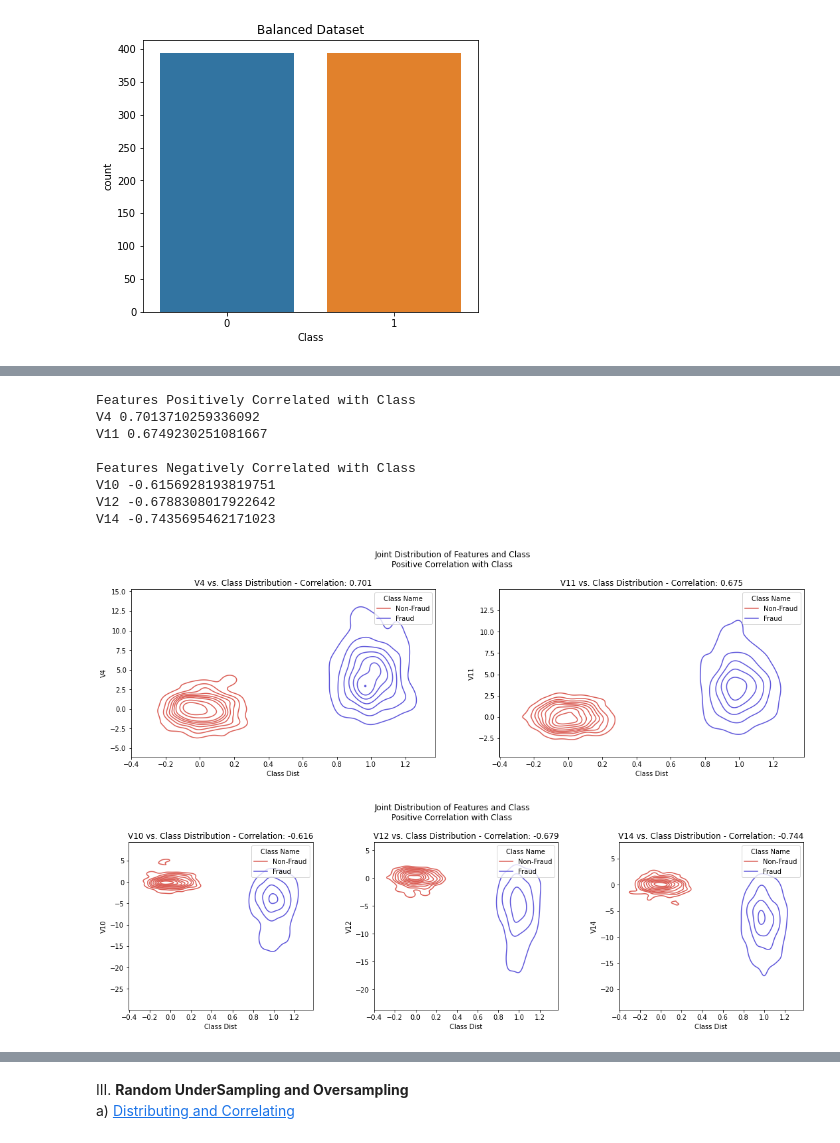
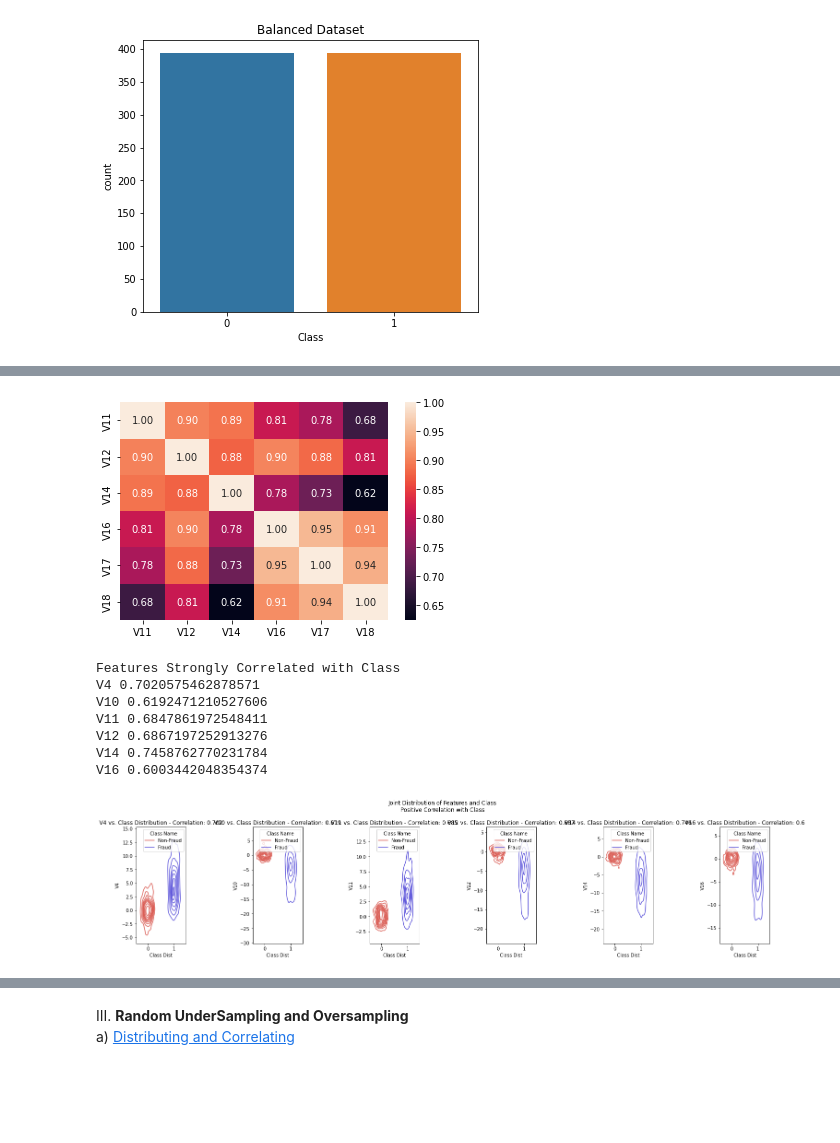
Before and after one commit to chris-caballero/Fraud-Transaction-Detection, a Jupyter notebook: fraud-detection.ipynb, the cells around one changed output, grey strips where cells are left out. Drawn from its saved outputs; the diff is of its cells as text; code cells hidden in the pictures; blank space fills up the shorter version.

```diff
--- a/fraud-detection.ipynb
+++ b/fraud-detection.ipynb
@@ -224,4 +228,6 @@ Correlation matrix on balanced data. Features with strong correlation with Class
 # %%
-fig, ax = plt.subplots(figsize=(8, 6))
-ax = sns.heatmap(new_df.corr())
+corr = abs(new_df.corr())
+
+fig, ax = plt.subplots(figsize=(25, 20))
+ax = sns.heatmap(corr, annot=True, fmt=".2f")
 # %% [output]
@@ -229 +235,7 @@ ax = sns.heatmap(new_df.corr())
+# %%
+new_corr = abs(new_df[['V11', 'V12', 'V14', 'V16', 'V17', 'V18']].corr())
+sns.heatmap(new_corr, annot=True, fmt='.2f')
+plt.show()
+# %% [output]
+[figure, added]
 # %%
@@ -262,33 +253,28 @@ def create_class_distribution(df, col='Class Dist'):
-# %%
-new_df = create_class_names(new_df)
-new_df = create_class_distribution(new_df)
 # %%
-pos_corr_feats, neg_corr_feats = get_high_corr_feats(new_df, upper_bound=0.6, lower_bound=-0.6)
+corr_feats = get_high_corr_feats(new_df, min_val=0.6)
 # %% [output]
-Features Positively Correlated with Class
-V4 0.7013710259336092
-V11 0.6749230251081667
-
-Features Negatively Correlated with Class
-V10 -0.6156928193819751
-V12 -0.6788308017922642
-V14 -0.7435695462171023
+Features Strongly Correlated with Class
+V4 0.7020575462878571
+V10 0.6192471210527606
+V11 0.6847861972548411
+V12 0.6867197252913276
+V14 0.7458762770231784
+V16 0.6003442048354374
 # %%
 def plot_joint_distribution(df, corr_feats, x_label='Class Dist', hue='Class Name'):
-    fig, axs = plt.subplots(1, len(corr_feats), figsize=(15, 5))
+    fig, axs = plt.subplots(1, len(corr_feats), figsize=(20, 5))
     for i, feat in enumerate(corr_feats.index):
         sns.kdeplot(data=df, x=x_label, y=feat, ax=axs[i], hue=hue, palette=cmap)
         axs[i].set_title('{} vs. Class Distribution - Correlation: {}'.format(feat, round(corr_feats[feat], 3)))
         plt.suptitle('Joint Distribution of Features and Class\nPositive Correlation with Class')
 
-    plt.tight_layout(w_pad=5.0)
+    plt.tight_layout(w_pad=10.0)
     plt.show()
 # %%
-plot_joint_distribution(new_df, pos_corr_feats)
-plot_joint_distribution(new_df, neg_corr_feats)
+plot_joint_distribution(new_df, corr_feats)
+# plot_joint_distribution(new_df, neg_corr_feats)
 # %% [output]
-[figure, old version]
+[figure, new version]
-[figure, removed]
 # %%
 amount_time_distributions(new_df)
 # %% [output]
```
Also changed, not shown: parts of 47 cells of this notebook.
